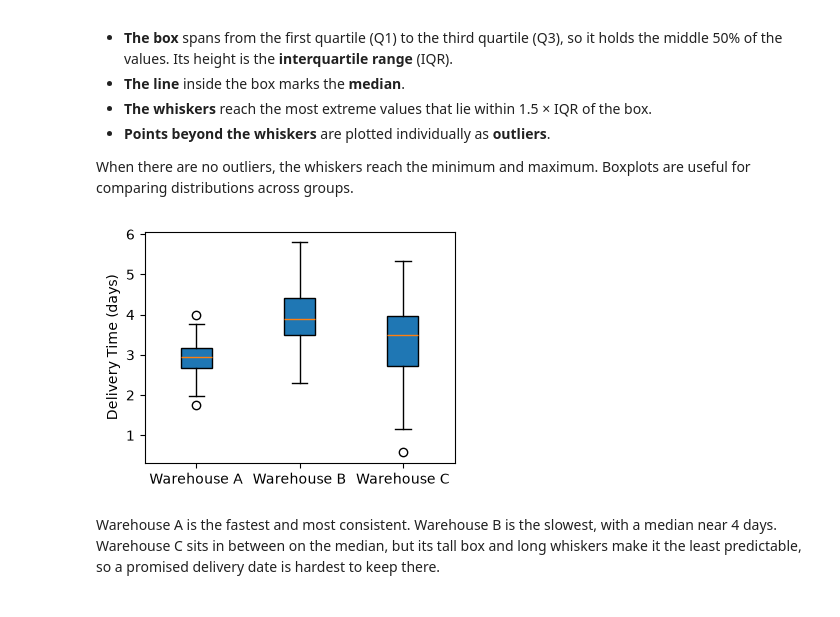
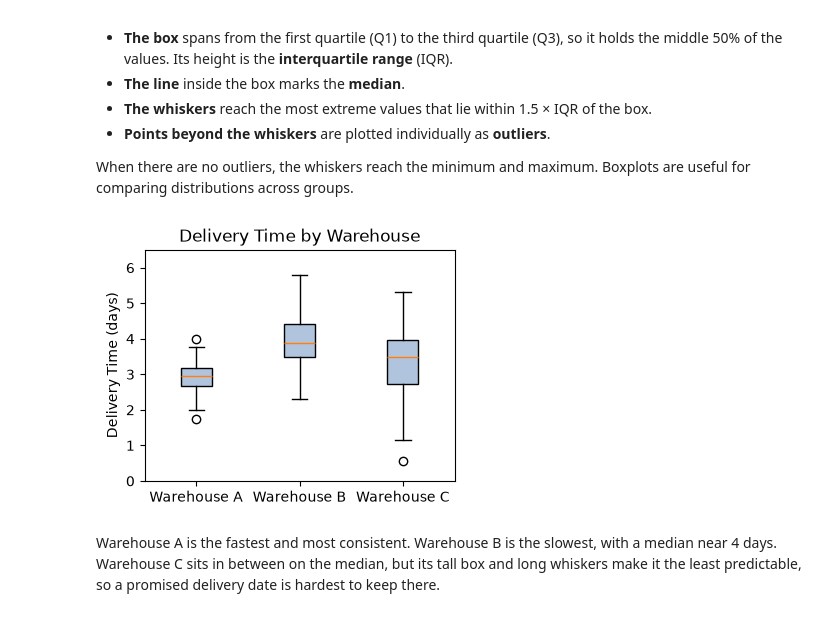
Before and after one commit to tychen742/dsm, a Jupyter notebook: chapters/06-matplotlib/0603-controls-plot-types.ipynb, the cells around one changed output. Saved outputs shown, nothing was run; the diff lists cells and outputs as text; code cells hidden in the pictures.

```diff
--- a/chapters/06-matplotlib/0603-controls-plot-types.ipynb
+++ b/chapters/06-matplotlib/0603-controls-plot-types.ipynb
@@ -510,17 +522,18 @@ When there are no outliers, the whiskers reach the minimum and maximum. Boxplots
 # %%
 rng = np.random.default_rng(7)                         ### fixed seed: same numbers every run
 ### list comprehension to create delivery times (days) for three warehouses
 delivery_days = [rng.normal(mean, sd, 100) for mean, sd in [(3.0, 0.5), (4.0, 0.8), (3.5, 0.9)]]
 
 fig, ax = plt.subplots(figsize=(4, 3))
-
-### rectangular box plot
-ax.boxplot(delivery_days, patch_artist=True)
+ax.boxplot(delivery_days, patch_artist=True,                   ### patch_artist=True lets the boxes be filled
+           boxprops={'facecolor': 'lightsteelblue'})
 ax.set_xticks([1, 2, 3], ['Warehouse A', 'Warehouse B', 'Warehouse C'])
+ax.set_ylim(0, 6.5)                                            ### start at zero (see Plot Range)
 ax.set_ylabel('Delivery Time (days)')
+ax.set_title('Delivery Time by Warehouse')
 plt.show()
 # %% [output]
-[figure, old version]
+[figure, new version]
 # %% [markdown]
 Warehouse A is the fastest and most consistent. Warehouse B is the slowest, with a median near 4 days. Warehouse C sits in between on the median, but its tall box and long whiskers make it the least predictable, so a promised delivery date is hardest to keep there.
 # %%
```
Also changed, not shown: parts of 7 cells of this notebook, 1 other file.
